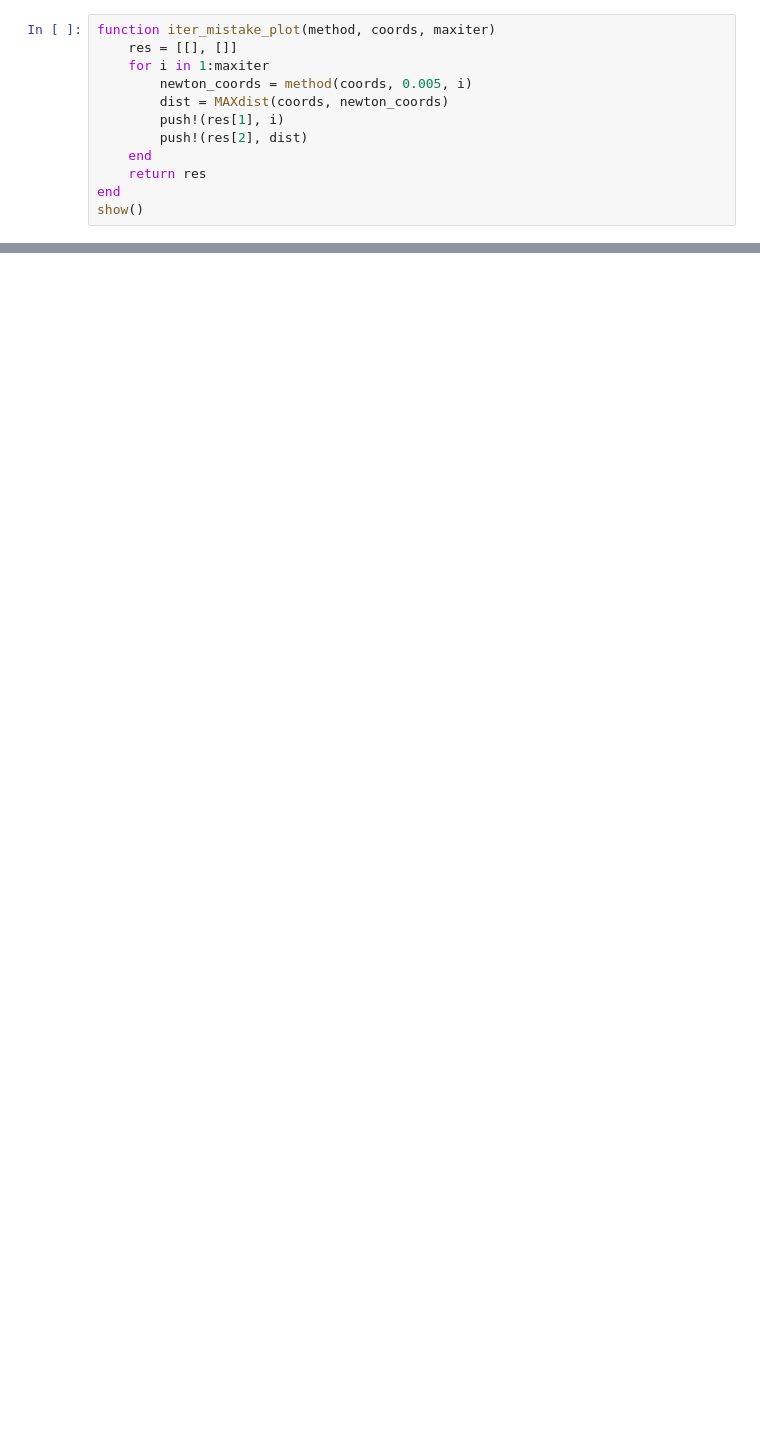
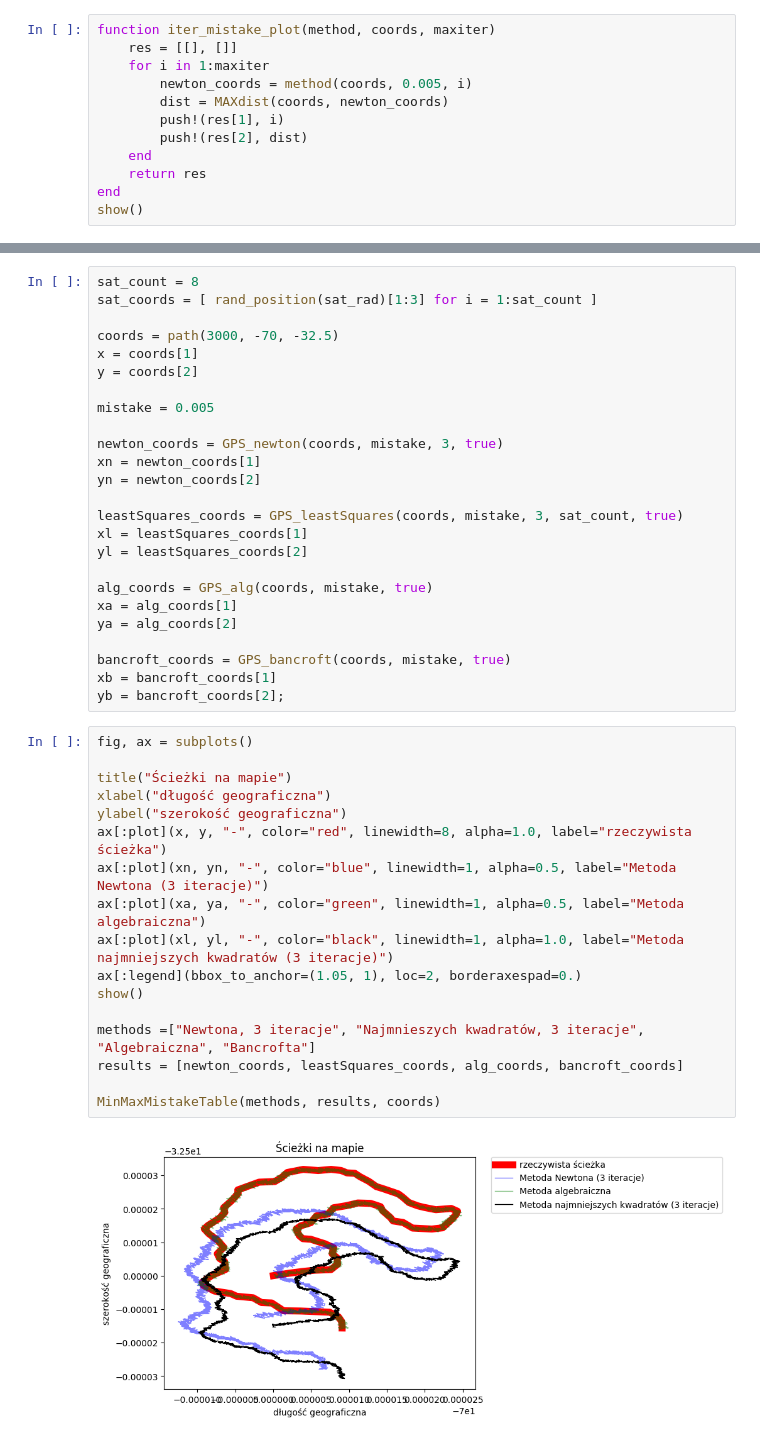
Before and after one commit to jakubzadrozny/pracownia2, a Jupyter notebook: prog/program.ipynb, the cells around one changed output, grey strips where cells are left out. Drawn from its saved outputs; the diff is of its cells as text; blank space fills up the shorter version.

```diff
--- a/prog/program.ipynb
+++ b/prog/program.ipynb
@@ -228,0 +275,44 @@ Wpływ liczby satelit na dokładność metody najmniejszych kwadratów
+# %%
+sat_count = 8
+sat_coords = [ rand_position(sat_rad)[1:3] for i = 1:sat_count ]
+
+coords = path(3000, -70, -32.5)
+x = coords[1]
+y = coords[2]
+
+mistake = 0.005
+
+newton_coords = GPS_newton(coords, mistake, 3, true)
+xn = newton_coords[1]
+yn = newton_coords[2]
+
+leastSquares_coords = GPS_leastSquares(coords, mistake, 3, sat_count, true)
+xl = leastSquares_coords[1]
+yl = leastSquares_coords[2]
+
+alg_coords = GPS_alg(coords, mistake, true)
+xa = alg_coords[1]
+ya = alg_coords[2]
+
+bancroft_coords = GPS_bancroft(coords, mistake, true)
+xb = bancroft_coords[1]
+yb = bancroft_coords[2];
+# %%
+fig, ax = subplots()
+
+title("Ścieżki na mapie")
+xlabel("długość geograficzna")
+ylabel("szerokość geograficzna")
+ax[:plot](x, y, "-", color="red", linewidth=8, alpha=1.0, label="rzeczywista ścieżka")
+ax[:plot](xn, yn, "-", color="blue", linewidth=1, alpha=0.5, label="Metoda Newtona (3 iteracje)")
+ax[:plot](xa, ya, "-", color="green", linewidth=1, alpha=0.5, label="Metoda algebraiczna")
+ax[:plot](xl, yl, "-", color="black", linewidth=1, alpha=1.0, label="Metoda najmniejszych kwadratów (3 iteracje)")
+ax[:legend](bbox_to_anchor=(1.05, 1), loc=2, borderaxespad=0.)
+show()
+
+methods =["Newtona, 3 iteracje", "Najmnieszych kwadratów, 3 iteracje", "Algebraiczna", "Bancrofta"]
+results = [newton_coords, leastSquares_coords, alg_coords, bancroft_coords]
+
+MinMaxMistakeTable(methods, results, coords)
+# %% [output]
+[figure, added]
```
Also changed, not shown: parts of 24 cells of this notebook, 5 other files.
